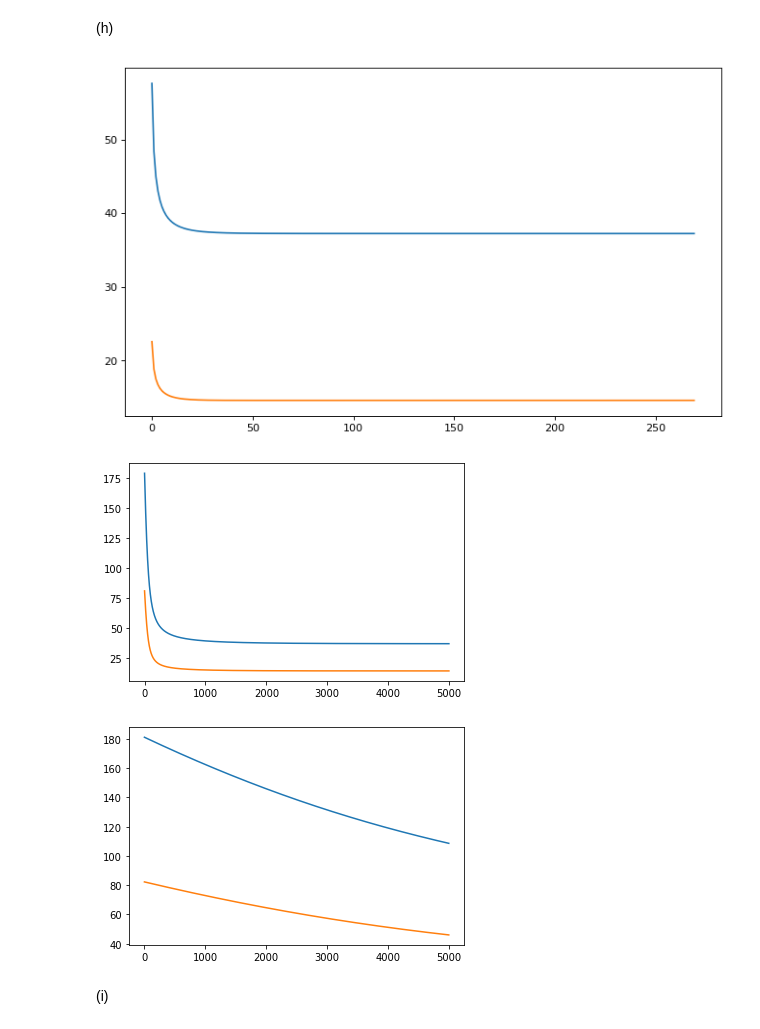
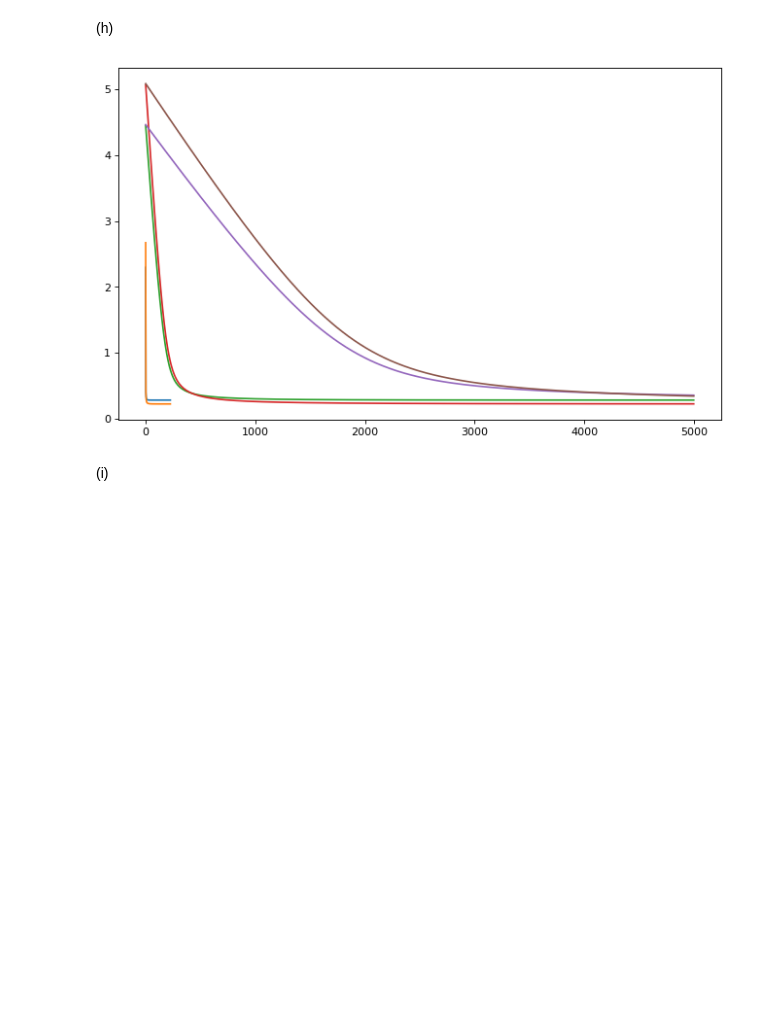
Before and after one commit to HarTigran/ids705, a Jupyter notebook: assignments/Assignment_3.ipynb, the cells around one changed output. Saved outputs shown, nothing was run; the diff lists cells and outputs as text; code cells hidden in the pictures; blank space fills up the shorter version.

```diff
--- a/assignments/Assignment_3.ipynb
+++ b/assignments/Assignment_3.ipynb
@@ -283,7 +283,7 @@ class Logistic_regression:
 
     # Cost function for an input set of weights
     def cost(self, X, y, w):
-        cost = (-y@np.log(self.sigmoid(X,w)) - (1-y)@np.log(1- self.sigmoid(X,w))).mean()
+        cost = (-y*np.log(self.sigmoid(X,w)) - (1-y)*np.log(1- self.sigmoid(X,w))).mean()
         # returns the average cross entropy cost
         return cost
 
@@ -298,7 +298,8 @@ class Logistic_regression:
 
     # Fit the logistic regression model to the data through gradient descent
     def fit(self, X, y, w_init, lr, delta_thresh=1e-6, max_iter=5000, verbose=False):
-        self.w_init = np.array([0.01,0.02,0.03])
+        np.random.seed(1234)
+        self.w_init = np.random.random(3)
         self.w = w_init
         for i in range(max_iter):
             if self.gradient_descent(X,y,lr) < delta_thresh:
@@ -342,17 +343,15 @@ array([0.05253851, 0.33543654, 0.75335301])
 (h)
 # %%
 plt.figure(figsize = (10, 6), dpi = 80)
-for i in [0.01,0.0001,0.000001]:
+for i in [0.01,0.0001,0.00001]:
     k = Logistic_regression()
     x_train = k.prepare_x(X_train)
     x_test = k.prepare_x(X_test)
     k.fit(x_train,y_train,w,i)
     plt.plot(k.learning_curve(x_train,y_train))
     plt.plot(k.learning_curve(x_test,y_test))
-    plt.show()
+plt.show()
 # %% [output]
-[figure, old version]
+[figure, new version]
-[figure, removed]
-[figure, removed]
 # %% [markdown]
 (i)
```
Also changed, not shown: parts of 10 cells of this notebook.
